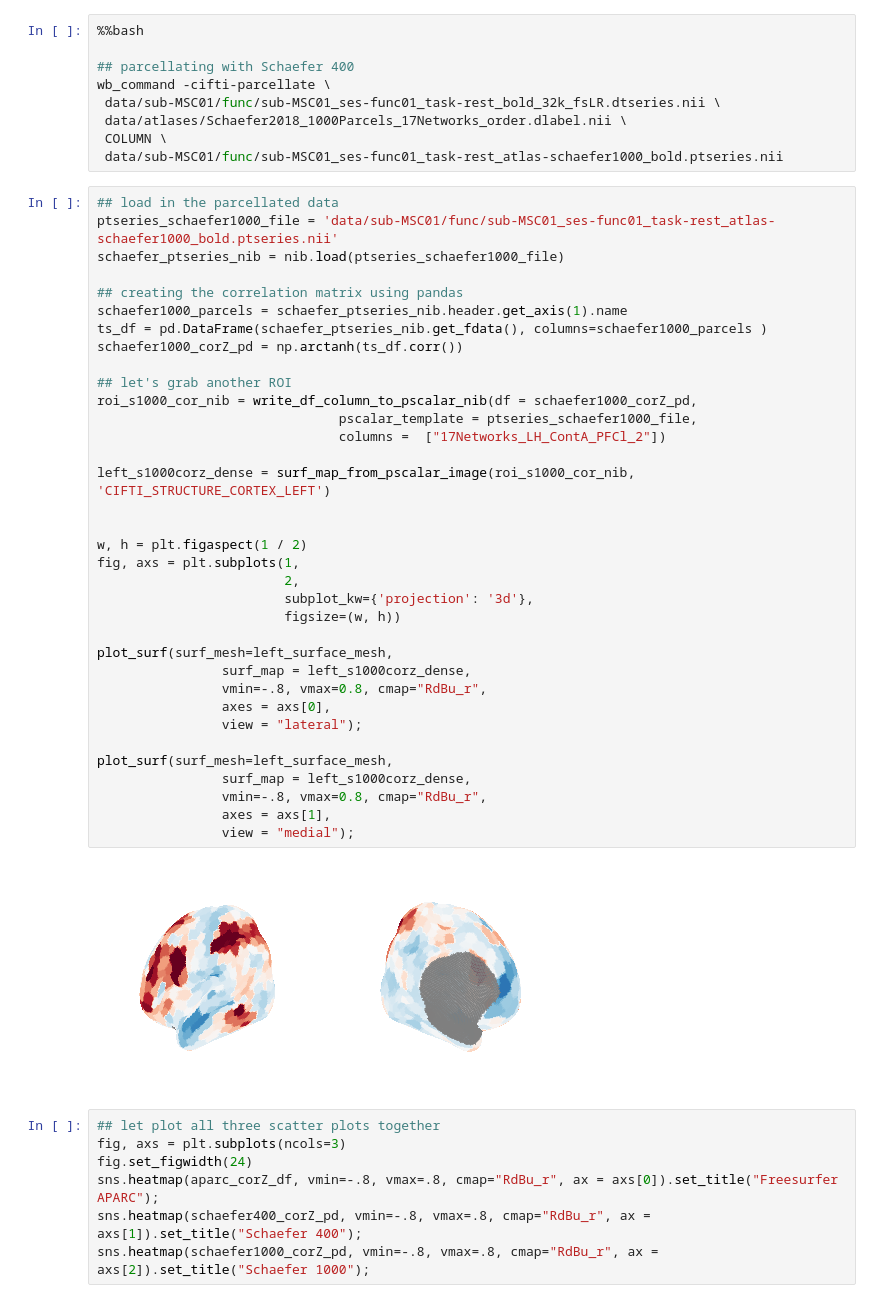
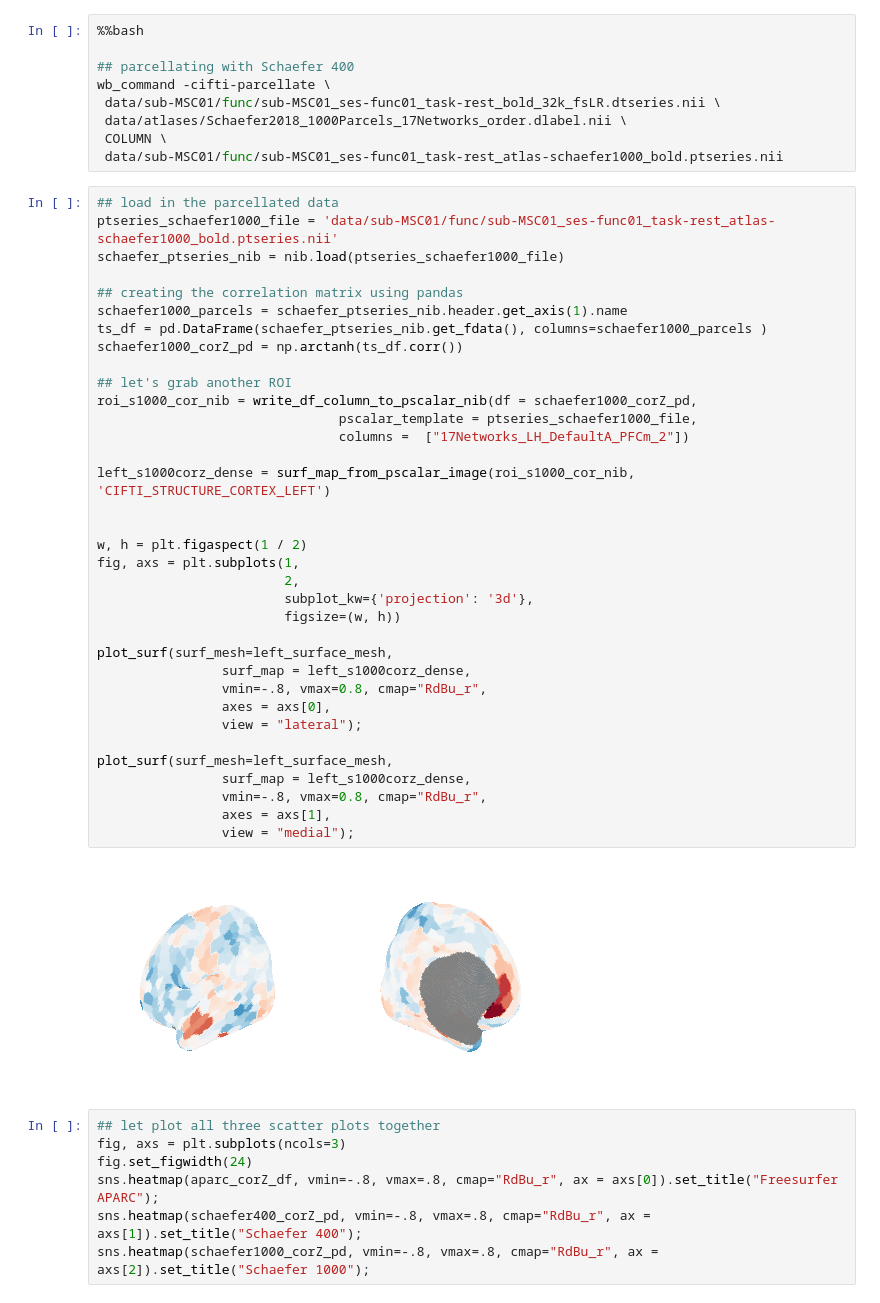
Before and after one commit to krembilneuroinformatics/kcni-school-lessons, a Jupyter notebook: day5/notebooks/Neuroimaging_Connectomics_03_fMRI_parcellated.ipynb, the cells around one changed output. Drawn from its saved outputs; the diff is of its cells as text.

```diff
--- a/day5/notebooks/Neuroimaging_Connectomics_03_fMRI_parcellated.ipynb
+++ b/day5/notebooks/Neuroimaging_Connectomics_03_fMRI_parcellated.ipynb
@@ -561,35 +535,35 @@ schaefer_ptseries_nib = nib.load(ptseries_schaefer1000_file)
 ## creating the correlation matrix using pandas
 schaefer1000_parcels = schaefer_ptseries_nib.header.get_axis(1).name
 ts_df = pd.DataFrame(schaefer_ptseries_nib.get_fdata(), columns=schaefer1000_parcels )
 schaefer1000_corZ_pd = np.arctanh(ts_df.corr())
 
 ## let's grab another ROI
 roi_s1000_cor_nib = write_df_column_to_pscalar_nib(df = schaefer1000_corZ_pd,
                                pscalar_template = ptseries_schaefer1000_file,
-                               columns =  ["17Networks_LH_ContA_PFCl_2"])
+                               columns =  ["17Networks_LH_DefaultA_PFCm_2"])
 
 left_s1000corz_dense = surf_map_from_pscalar_image(roi_s1000_cor_nib, 'CIFTI_STRUCTURE_CORTEX_LEFT')
 
 
 w, h = plt.figaspect(1 / 2)
 fig, axs = plt.subplots(1,
                         2,
                         subplot_kw={'projection': '3d'},
                         figsize=(w, h))
 
 plot_surf(surf_mesh=left_surface_mesh,
                 surf_map = left_s1000corz_dense,
                 vmin=-.8, vmax=0.8, cmap="RdBu_r",
                 axes = axs[0],
                 view = "lateral");
 
 plot_surf(surf_mesh=left_surface_mesh,
                 surf_map = left_s1000corz_dense,
                 vmin=-.8, vmax=0.8, cmap="RdBu_r",
                 axes = axs[1],
                 view = "medial");
 # %% [output]
-[figure, old version]
+[figure, new version]
 # %%
 ## let plot all three scatter plots together
 fig, axs = plt.subplots(ncols=3)
```
Also changed, not shown: parts of 4 cells of this notebook, 3 other files.
